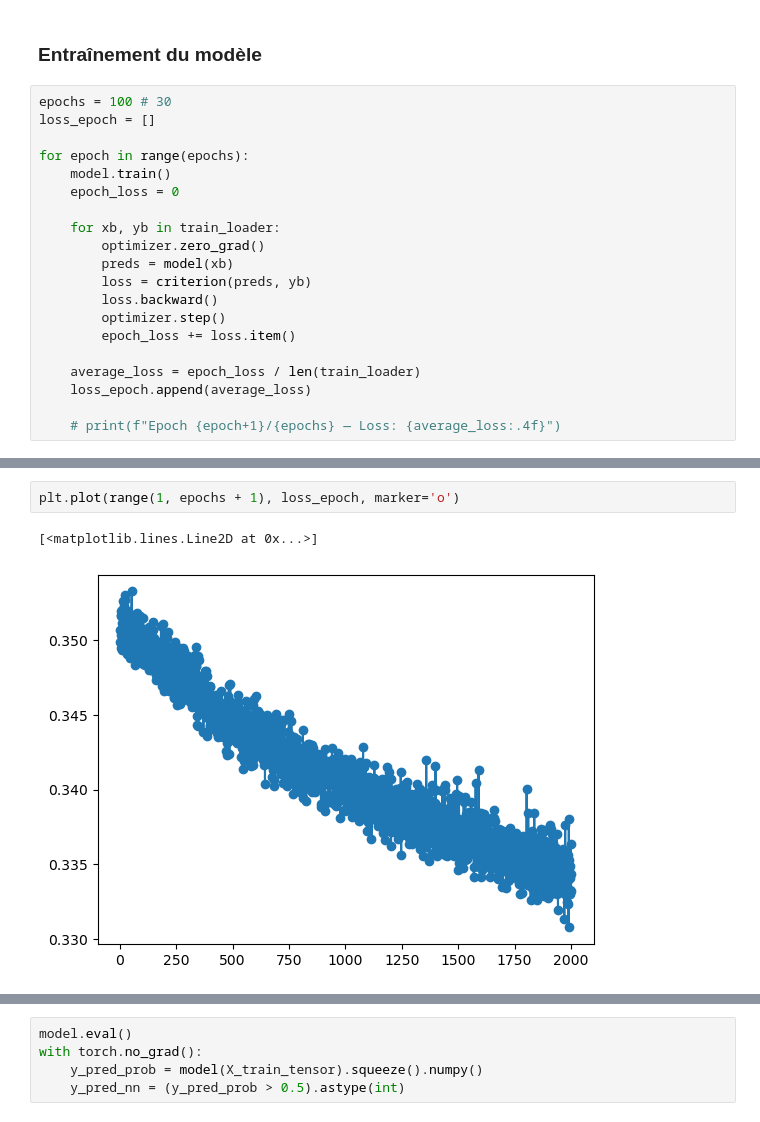
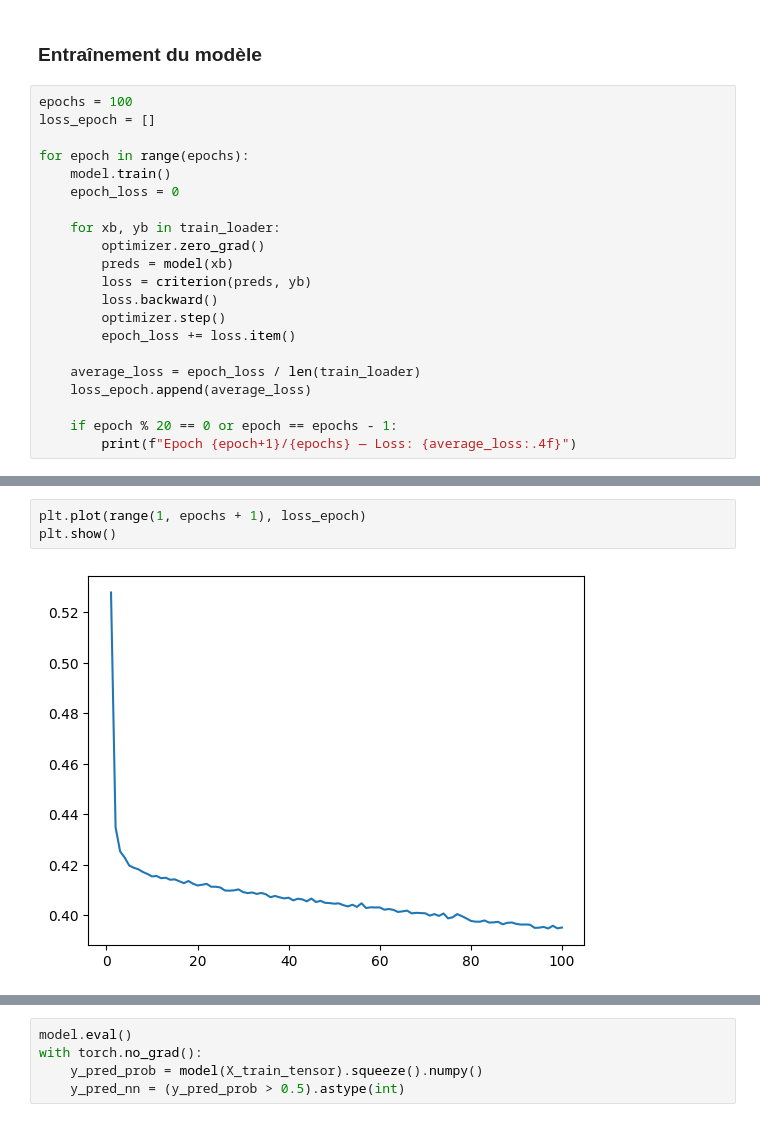
Before and after one commit to michaelstrefeler/XAI_Labs, a Jupyter notebook: mini_projet/churn.ipynb, the cells around one changed output, grey strips where cells are left out. Cells and saved outputs as stored; diff of their text form.

```diff
--- a/mini_projet/churn.ipynb
+++ b/mini_projet/churn.ipynb
@@ -295,7 +273,7 @@ optimizer = optim.Adam(model.parameters(), lr=0.001)
 # %% [markdown]
 ### Entraînement du modèle
 # %%
-epochs = 100 # 30
+epochs = 100
 loss_epoch = []
 
 for epoch in range(epochs):
@@ -313,5 +291,6 @@ for epoch in range(epochs):
     average_loss = epoch_loss / len(train_loader)
     loss_epoch.append(average_loss)
 
-    # print(f"Epoch {epoch+1}/{epochs} — Loss: {average_loss:.4f}")
+    if epoch % 20 == 0 or epoch == epochs - 1:
+        print(f"Epoch {epoch+1}/{epochs} — Loss: {average_loss:.4f}")
 # %% [output]
@@ -335,8 +303,8 @@ Epoch 2000/2000 — Loss: 0.3332
 # %%
-plt.plot(range(1, epochs + 1), loss_epoch, marker='o')
+plt.plot(range(1, epochs + 1), loss_epoch)
+plt.show()
 # %% [output]
-[<matplotlib.lines.Line2D at 0x...>]
-[figure, old version]
+[figure, new version]
 # %%
 model.eval()
 with torch.no_grad():
```
Also changed, not shown: parts of 15 cells of this notebook, 2 other files.
